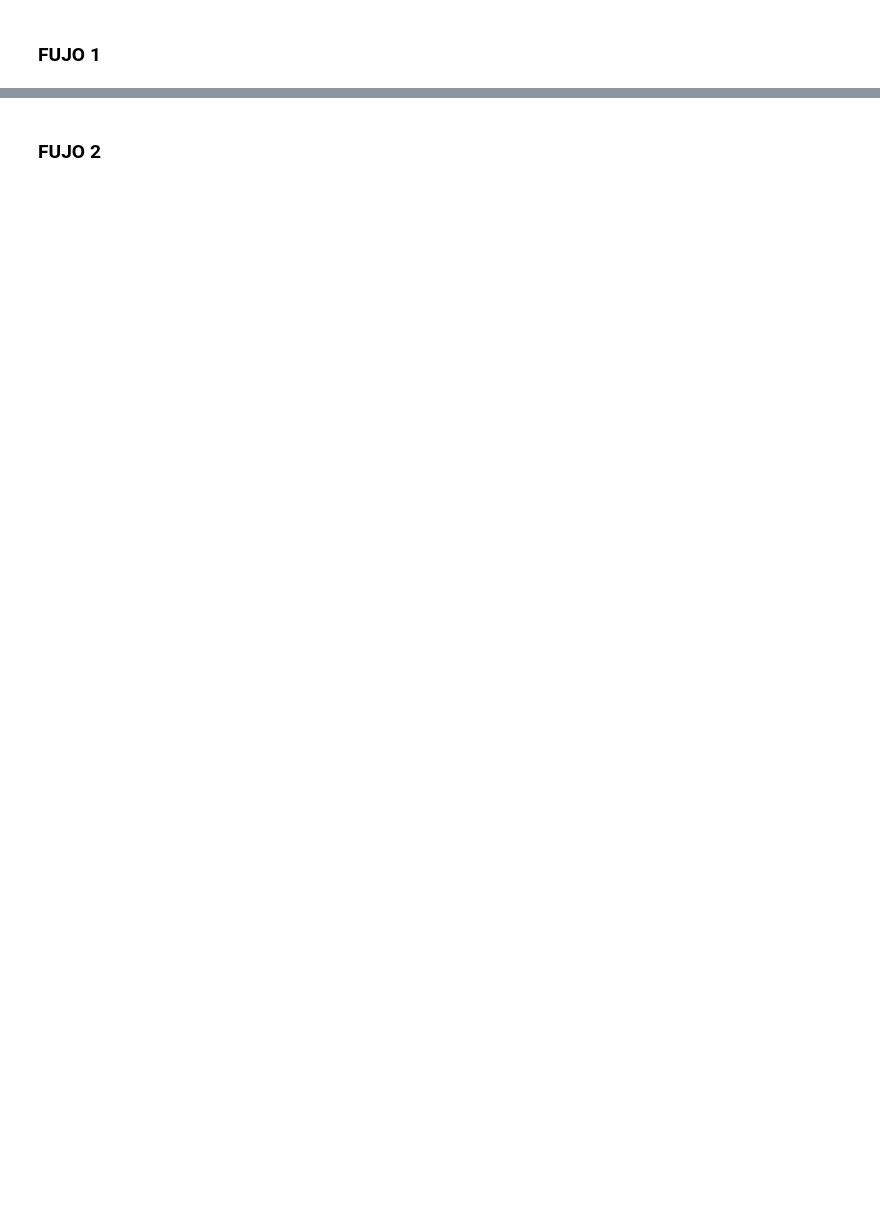
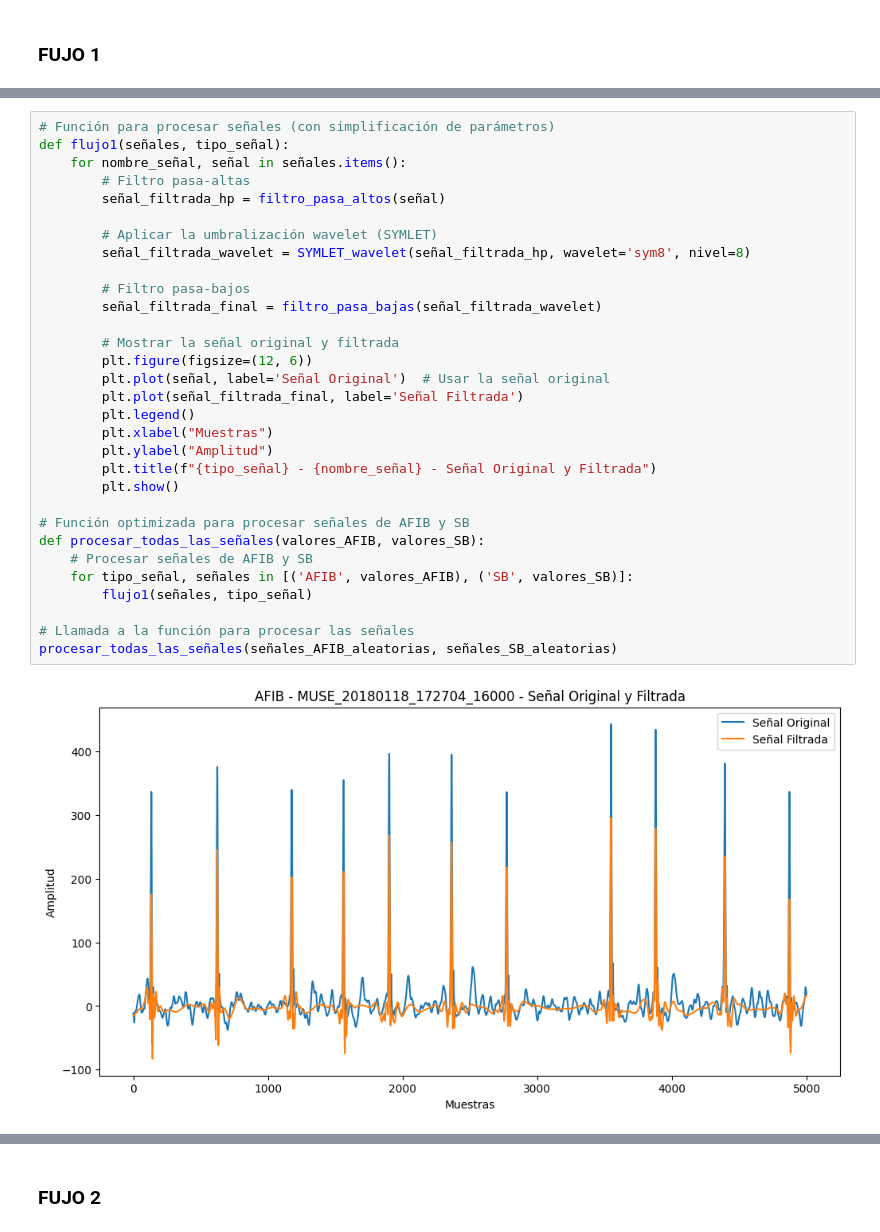
Before and after one commit to juandayo001/Biose-ales_20242, a Jupyter notebook: PROYECTO3.ipynb, the cells around one changed output, grey strips where cells are left out. Saved outputs shown, nothing was run; the diff lists cells and outputs as text; blank space fills up the shorter version.

```diff
--- a/PROYECTO3.ipynb
+++ b/PROYECTO3.ipynb
@@ -320,0 +329,33 @@ Señales AFIB seleccionadas: {'MUSE_20180118_132321_41000': array([45.39   , 49.
+# %%
+# Función para procesar señales (con simplificación de parámetros)
+def flujo1(señales, tipo_señal):
+    for nombre_señal, señal in señales.items():
+        # Filtro pasa-altas
+        señal_filtrada_hp = filtro_pasa_altos(señal)
+
+        # Aplicar la umbralización wavelet (SYMLET)
+        señal_filtrada_wavelet = SYMLET_wavelet(señal_filtrada_hp, wavelet='sym8', nivel=8)
+
+        # Filtro pasa-bajos
+        señal_filtrada_final = filtro_pasa_bajas(señal_filtrada_wavelet)
+
+        # Mostrar la señal original y filtrada
+        plt.figure(figsize=(12, 6))
+        plt.plot(señal, label='Señal Original')  # Usar la señal original
+        plt.plot(señal_filtrada_final, label='Señal Filtrada')
+        plt.legend()
+        plt.xlabel("Muestras")
+        plt.ylabel("Amplitud")
+        plt.title(f"{tipo_señal} - {nombre_señal} - Señal Original y Filtrada")
+        plt.show()
+
+# Función optimizada para procesar señales de AFIB y SB
+def procesar_todas_las_señales(valores_AFIB, valores_SB):
+    # Procesar señales de AFIB y SB
+    for tipo_señal, señales in [('AFIB', valores_AFIB), ('SB', valores_SB)]:
+        flujo1(señales, tipo_señal)
+
+# Llamada a la función para procesar las señales
+procesar_todas_las_señales(señales_AFIB_aleatorias, señales_SB_aleatorias)
+# %% [output]
+[figure, added]
```
Also changed, not shown: parts of 13 cells of this notebook.
